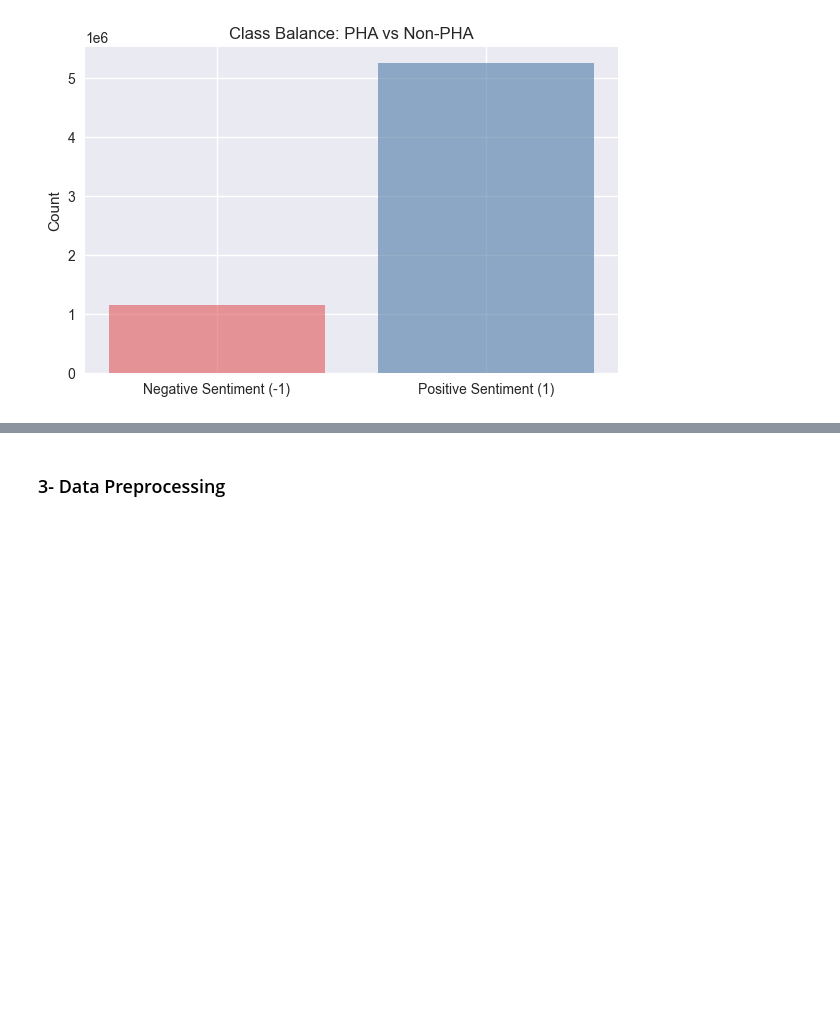
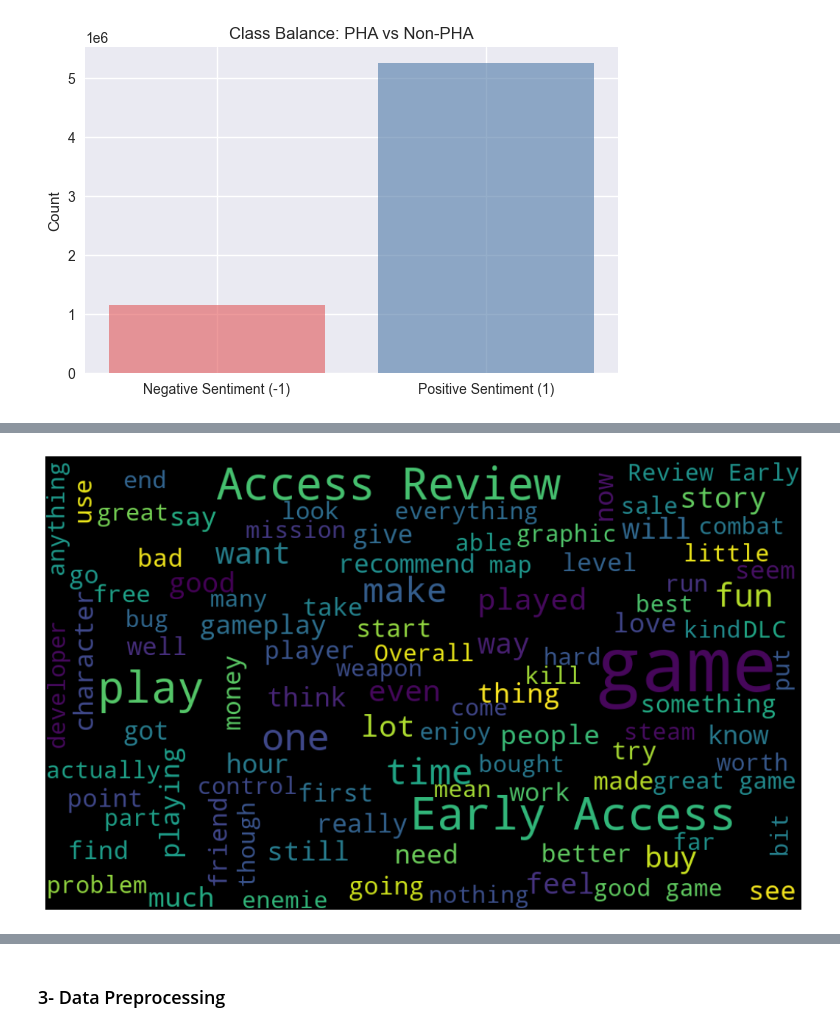
Before and after one commit to fatemalaali/nlp-game-reviews, a Jupyter notebook: game-sentiment-analysis.ipynb, the cells around one changed output, grey strips where cells are left out. Drawn from its saved outputs; the diff is of its cells as text; code cells hidden in the pictures; blank space fills up the shorter version.

```diff
--- a/game-sentiment-analysis.ipynb
+++ b/game-sentiment-analysis.ipynb
@@ -177,2 +203,23 @@ Saved to data/dataset_balanced_500k.csv
+# %%
+def showWordcloud(df, saveTo):
+    txt = ' '.join(rev for rev in df.review_text.astype('str'))
+    plt.figure(figsize=(15,8))
+
+    wordcloud = WordCloud(
+                background_color = 'black',
+                max_font_size = 100,
+                max_words = 100,
+                width = 1000,
+                height = 600
+                ).generate(txt)
+
+
+    plt.imshow(wordcloud,interpolation = 'bilinear')
+    plt.axis('off')
+    plt.savefig(saveTo)
+    plt.show()
 # %%
-# Explore Sentiment (review_score) class balance
+# Wordcloud for review_text
+showWordcloud(balanced_df,'figures/wordcloud.png')
+# %% [output]
+[figure, added]
```
Also changed, not shown: parts of 19 cells of this notebook.
